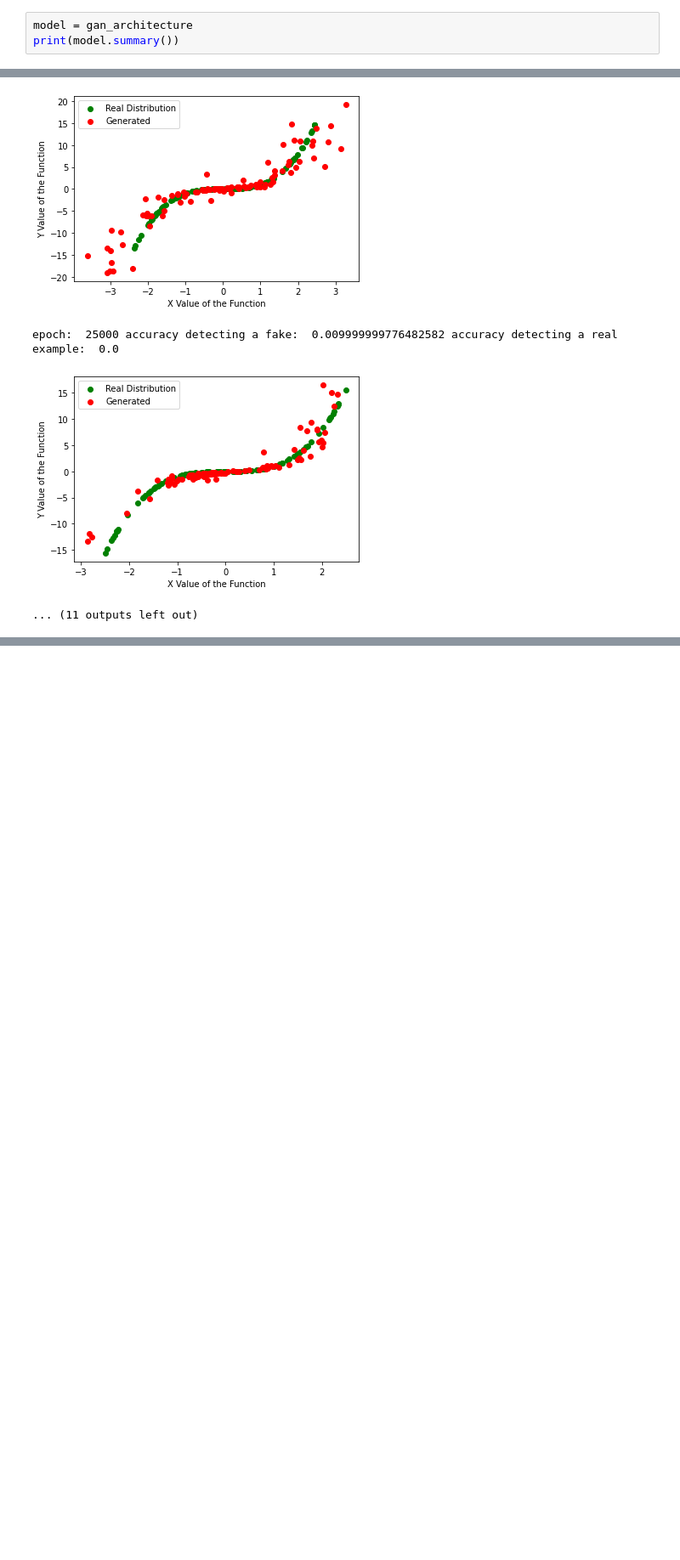
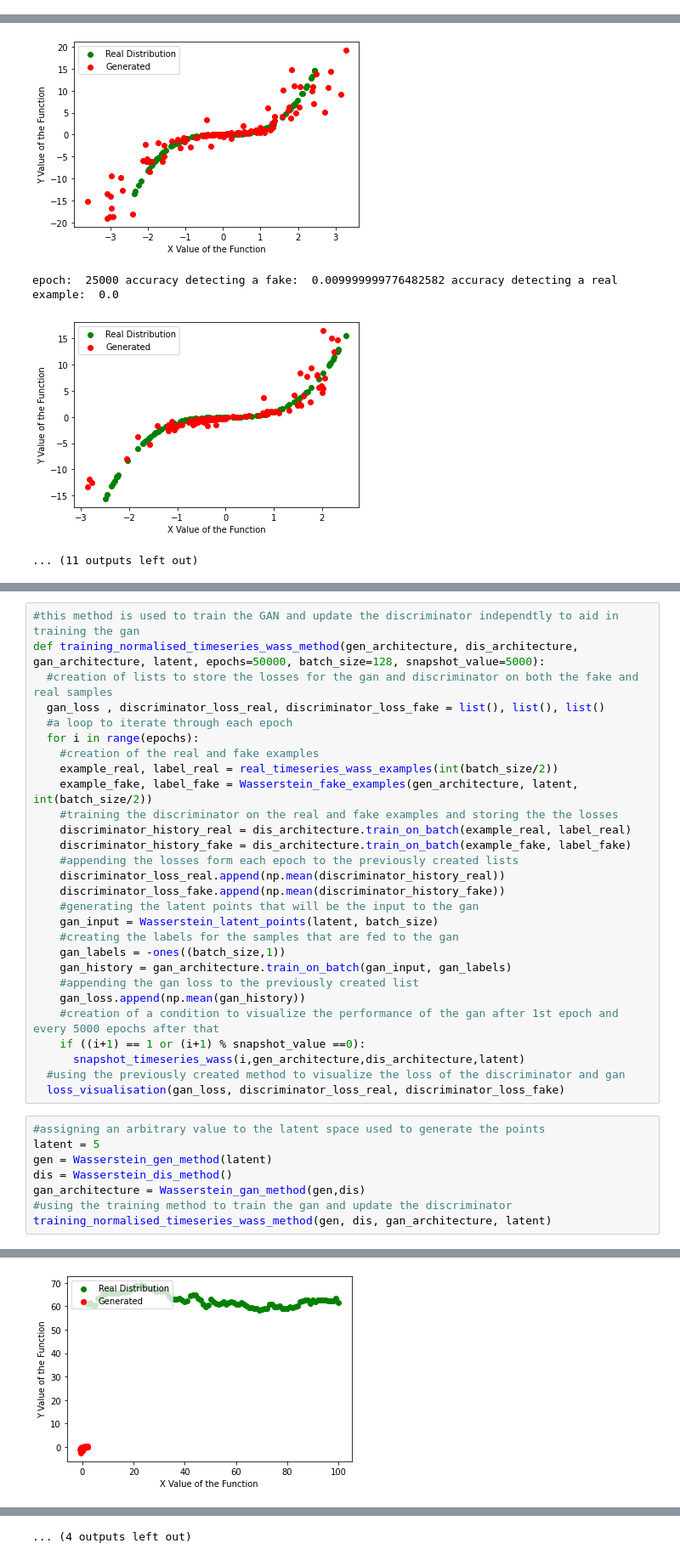
Before and after one commit to Ruanvans/GAN-time-series-implementation, a Jupyter notebook: GAN.ipynb, the cells around one changed output, grey strips where cells are left out. Shown at 85% size. Drawn from its saved outputs; the diff is of its cells as text; blank space fills up the shorter version.

```diff
--- a/GAN.ipynb
+++ b/GAN.ipynb
@@ -865,3 +690,0 @@ ValueError: ignored
-# %%
-model = gan_architecture
-print(model.summary())
@@ -1049,0 +906,37 @@ epoch:  25000 accuracy detecting a fake:  0.009999999776482582 accuracy detectin
+# %%
+#this method is used to train the GAN and update the discriminator independtly to aid in training the gan
+def training_normalised_timeseries_wass_method(gen_architecture, dis_architecture, gan_architecture, latent, epochs=50000, batch_size=128, snapshot_value=5000):
+  #creation of lists to store the losses for the gan and discriminator on both the fake and real samples
+  gan_loss , discriminator_loss_real, discriminator_loss_fake = list(), list(), list()
+  #a loop to iterate through each epoch
+  for i in range(epochs):
+    #creation of the real and fake examples
+    example_real, label_real = real_timeseries_wass_examples(int(batch_size/2))
+    example_fake, label_fake = Wasserstein_fake_examples(gen_architecture, latent, int(batch_size/2))
+    #training the discriminator on the real and fake examples and storing the the losses
+    discriminator_history_real = dis_architecture.train_on_batch(example_real, label_real)
+    discriminator_history_fake = dis_architecture.train_on_batch(example_fake, label_fake)
+    #appending the losses form each epoch to the previously created lists
+    discriminator_loss_real.append(np.mean(discriminator_history_real))
+    discriminator_loss_fake.append(np.mean(discriminator_history_fake))
+    #generating the latent points that will be the input to the gan
+    gan_input = Wasserstein_latent_points(latent, batch_size)
+    #creating the labels for the samples that are fed to the gan
+    gan_labels = -ones((batch_size,1))
+    gan_history = gan_architecture.train_on_batch(gan_input, gan_labels)
+    #appending the gan loss to the previously created list
+    gan_loss.append(np.mean(gan_history))
+    #creation of a condition to visualize the performance of the gan after 1st epoch and every 5000 epochs after that
+    if ((i+1) == 1 or (i+1) % snapshot_value ==0):
+      snapshot_timeseries_wass(i,gen_architecture,dis_architecture,latent)
+  #using the previously created method to visualize the loss of the discriminator and gan
+  loss_visualisation(gan_loss, discriminator_loss_real, discriminator_loss_fake)
+# %%
+#assigning an arbitrary value to the latent space used to generate the points
+latent = 5
+gen = Wasserstein_gen_method(latent)
+dis = Wasserstein_dis_method()
+gan_architecture = Wasserstein_gan_method(gen,dis)
+#using the training method to train the gan and update the discriminator
+training_normalised_timeseries_wass_method(gen, dis, gan_architecture, latent)
+# %% [output]
@@ -1049,0 +944 @@ epoch:  25000 accuracy detecting a fake:  0.009999999776482582 accuracy detectin
+[figure, added]
@@ -1049,0 +955 @@ epoch:  25000 accuracy detecting a fake:  0.009999999776482582 accuracy detectin
+... (4 outputs left out)
```
Also changed, not shown: parts of 25 cells of this notebook.
